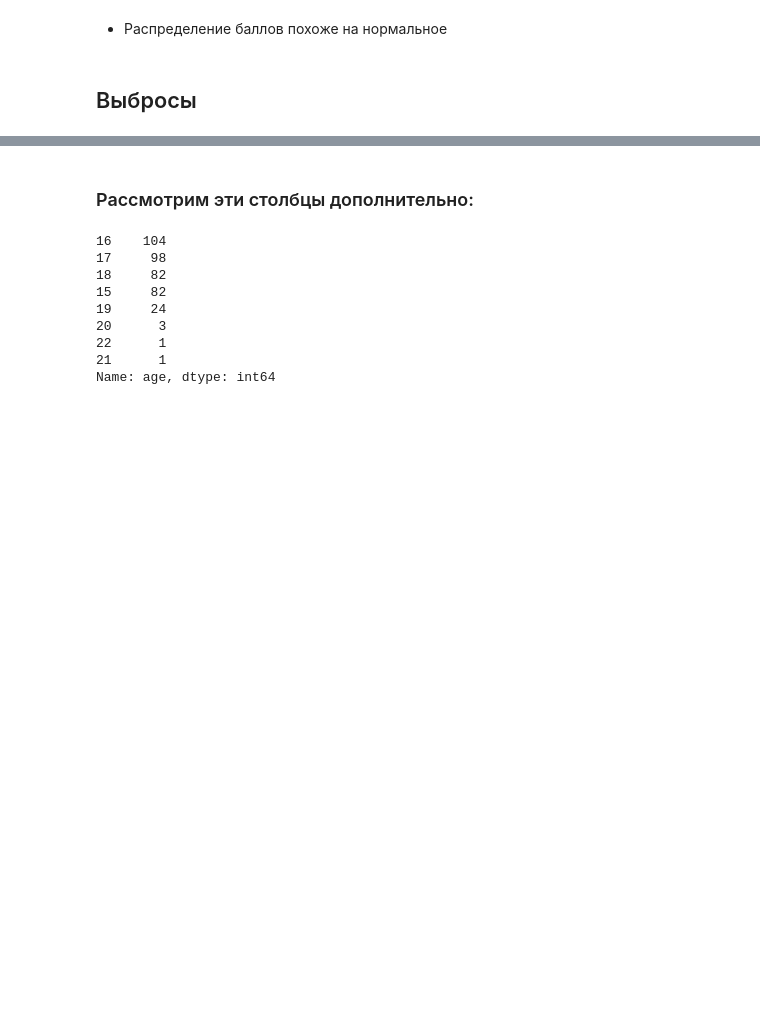
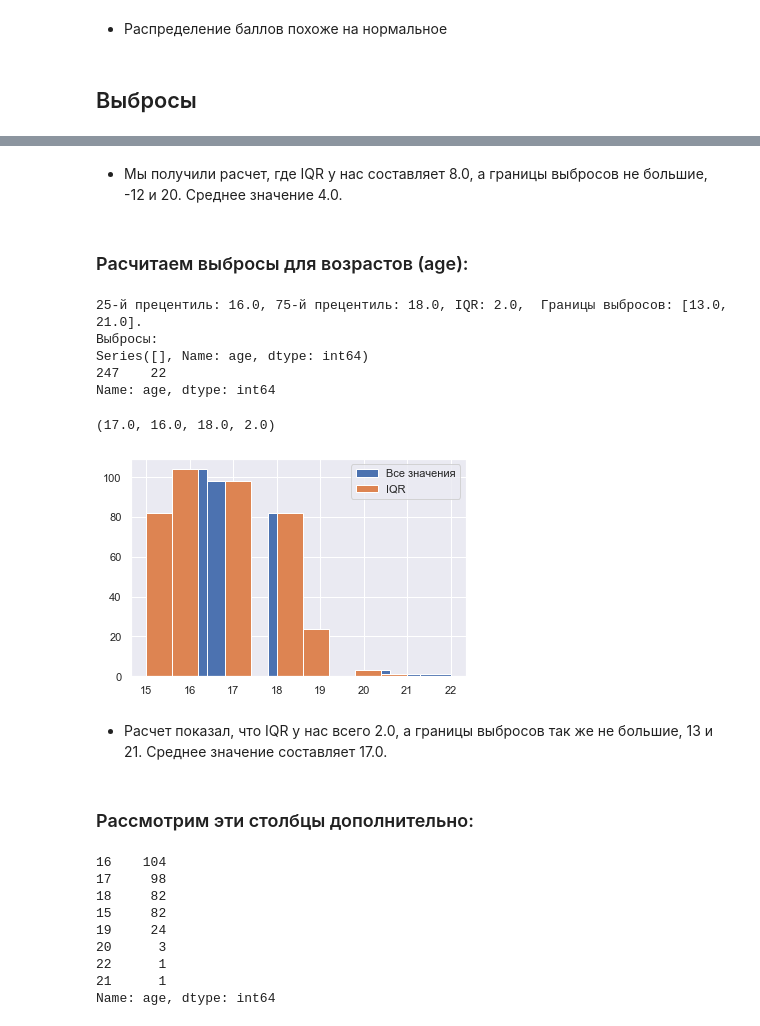
Before and after one commit to pavgus/skillfactory_rds, a Jupyter notebook: module_2/Project_2.ipynb, the cells around one changed output, grey strips where cells are left out. Drawn from its saved outputs; the diff is of its cells as text; code cells hidden in the pictures; blank space fills up the shorter version.

```diff
--- a/module_2/Project_2.ipynb
+++ b/module_2/Project_2.ipynb
@@ -299,3 +331,19 @@ score {'left': -5.0, 'right': 115.0}
+# %% [markdown]
++ Мы получили расчет, где IQR у нас составляет 8.0, а границы выбросов не большие, -12 и 20. Среднее значение 4.0.
+# %% [markdown]
+### Расчитаем выбросы для возрастов (age):
+# %%
+show_out(stud.age)
+# %% [output]
+25-й прецентиль: 16.0, 75-й прецентиль: 18.0, IQR: 2.0,  Границы выбросов: [13.0, 21.0].
+Выбросы:
+Series([], Name: age, dtype: int64)
+247    22
+Name: age, dtype: int64
+(17.0, 16.0, 18.0, 2.0)
+[figure, added]
+# %% [markdown]
++ Расчет показал, что IQR у нас всего 2.0, а границы выбросов так же не большие, 13 и 21. Среднее значение составляет 17.0.
 # %% [markdown]
 ### Рассмотрим эти столбцы дополнительно:
 # %%
```
Also changed, not shown: parts of 12 cells of this notebook.
